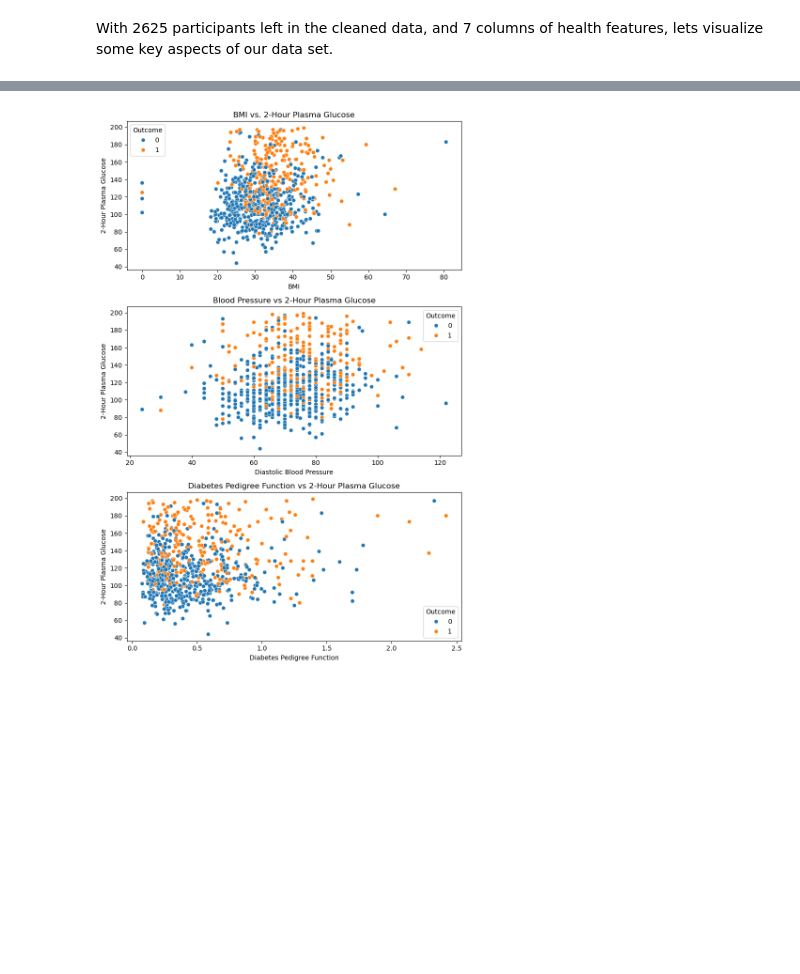
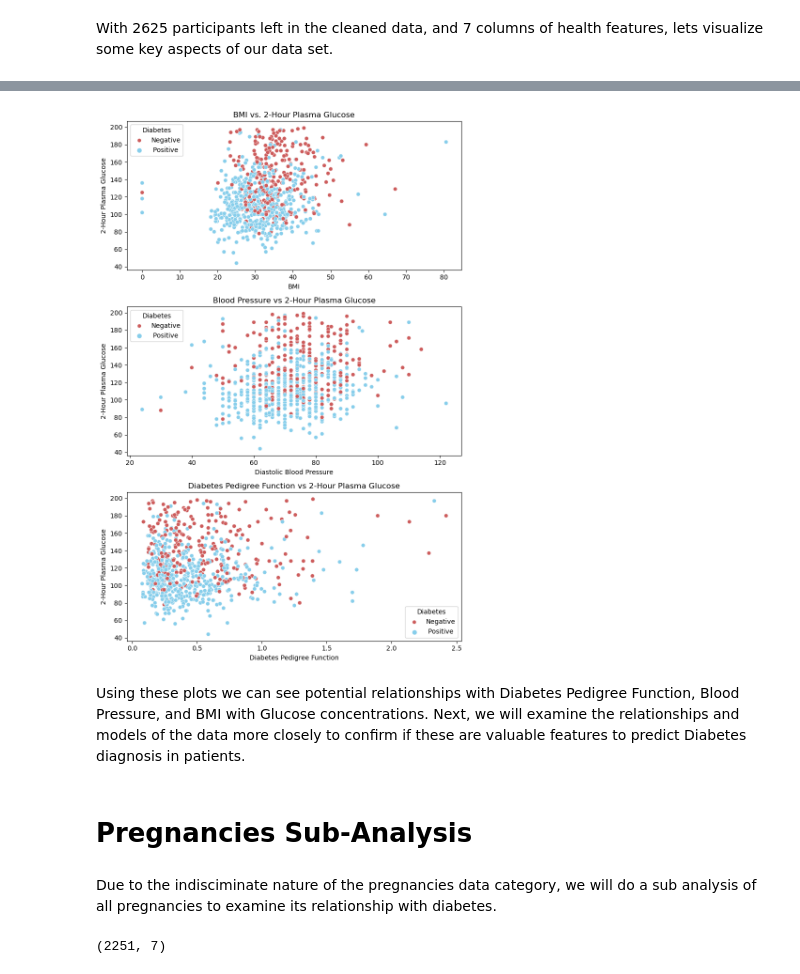
Before and after one commit to estasko/data_science_pinnacle, a Jupyter notebook: main.ipynb, the cells around one changed output, grey strips where cells are left out. Drawn from its saved outputs; the diff is of its cells as text; code cells hidden in the pictures; blank space fills up the shorter version.

```diff
--- a/main.ipynb
+++ b/main.ipynb
@@ -97,4 +98,7 @@ for col in data:
     #remove zero value rows for all variables except pregancies and outcome
     else:
         dataframes[col] = data.loc[:, (col, 'Outcome')].query('`{}` != 0'.format(col))
+
+#create a variable to hold the desired palette colors for graphs
+colors = ['skyblue','indianred']
 # %% [markdown]
@@ -215,35 +276,65 @@ Here we see that there are about half as many participants with diabetes in the
 #Graph various variables vs. glucose
 plt.figure(4, figsize = (8,12), clear = True)
 plt.subplot(3,1, 1)
 
+#create plot one of the subplot
 sns.scatterplot(x = 'BMI',
            y = 'Glucose',
            data = cleaned_data,
-           hue = 'Outcome')
+           hue = 'Outcome',
+           palette = colors
+               )
+plt.legend(title = 'Diabetes',
+            labels = ['Negative', ' Positive'] )
 
+#edit the titles of the first subplot
 plt.title('BMI vs. 2-Hour Plasma Glucose')
 plt.xlabel('BMI')
 plt.ylabel('2-Hour Plasma Glucose')
 
+#Create plot two of the subplot
 plt.subplot(3,1, 2)
 sns.scatterplot(x = 'BloodPressure',
            y = 'Glucose',
            data = cleaned_data,
-           hue = 'Outcome')
-
+           hue = 'Outcome',
+           palette = colors,
+            )
+plt.legend(title = 'Diabetes',
+            labels = ['Negative', ' Positive'] )
+#edit the titles of the second subplot
 plt.title('Blood Pressure vs 2-Hour Plasma Glucose')
 plt.xlabel('Diastolic Blood Pressure')
 plt.ylabel('2-Hour Plasma Glucose')
 
+#create plot three of the subplot
 plt.subplot(3,1, 3)
 sns.scatterplot(x = 'DiabetesPedigreeFunction',
            y = 'Glucose',
            data = cleaned_data,
-           hue = 'Outcome')
+           hue = 'Outcome',
+           palette = colors
+               )
+plt.legend(title = 'Diabetes',
+            labels = ['Negative', ' Positive'] )
 
+#edit the titles of the third subplot
 plt.title('Diabetes Pedigree Function vs 2-Hour Plasma Glucose')
 plt.xlabel('Diabetes Pedigree Function')
 plt.ylabel('2-Hour Plasma Glucose')
 plt.tight_layout()
 # %% [output]
-[figure, old version]
+[figure, new version]
+# %% [markdown]
+Using these plots we can see potential relationships with Diabetes Pedigree Function, Blood Pressure, and BMI with Glucose concentrations. Next, we will examine the relationships and models of the data more closely to confirm if these are valuable features to predict Diabetes diagnosis in patients.
+# %% [markdown]
+# Pregnancies Sub-Analysis
+# %% [markdown]
+Due to the indisciminate nature of the pregnancies data category, we will do a sub analysis of all pregnancies to examine its relationship with diabetes.
+# %%
+#create a new dataset of only rows of pregnancies
+pregnancies = cleaned_data[cleaned_data['Pregnancies']>0]
+#count the number of rows in this data set
+pregnancies.shape
+# %% [output]
+(2251, 7)
```
Also changed, not shown: parts of 17 cells of this notebook.
